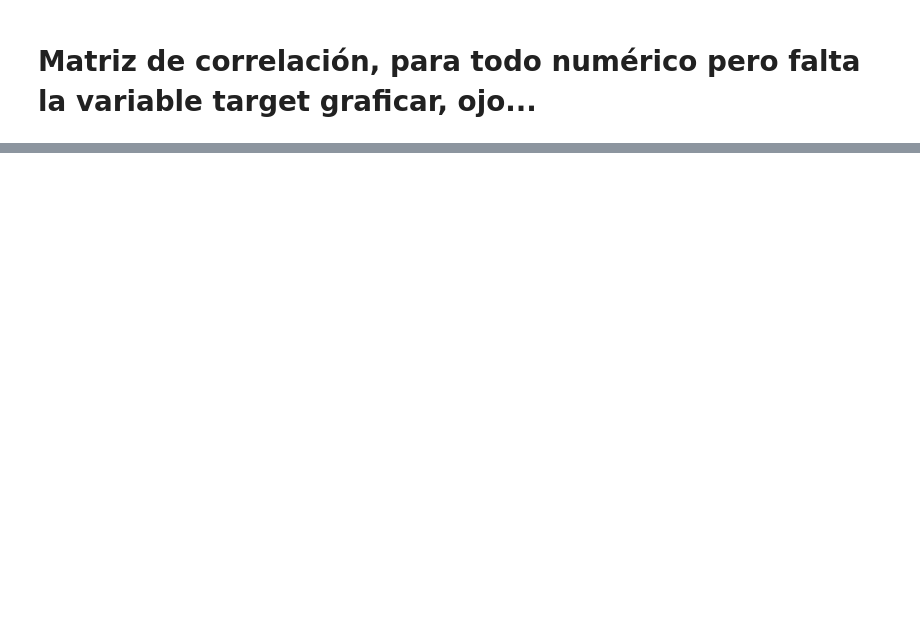
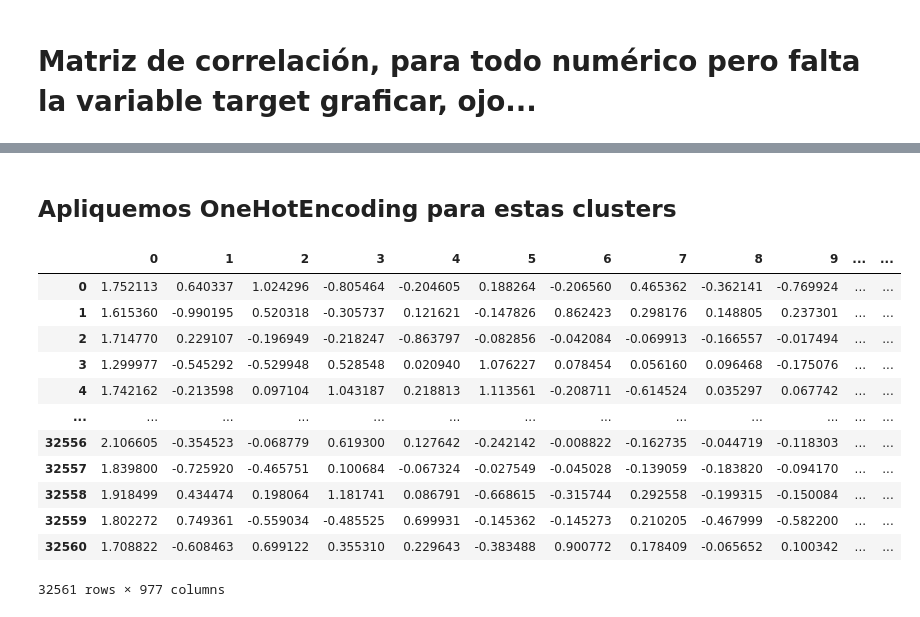
Before and after one commit to fjpacheco/machine-learning, a Jupyter notebook: parte_2/tp_FIUFIP_parte1_extras.ipynb, the cells around one changed output, grey strips where cells are left out. Saved outputs shown, nothing was run; the diff lists cells and outputs as text; code cells hidden in the pictures; blank space fills up the shorter version.

```diff
--- a/parte_2/tp_FIUFIP_parte1_extras.ipynb
+++ b/parte_2/tp_FIUFIP_parte1_extras.ipynb
@@ -451,0 +235,6 @@ Pero KMeans no sirve mucho sin aplicar X_reduced.. habrá que probar DBSCAN o al
+# %%
+scaled = MinMaxScaler().fit_transform(X_df_numerico)
+X_df_numerico_scaled = pd.DataFrame(scaled, index=X_df_numerico.index, columns=X_df_numerico.columns)
+
+svd = TruncatedSVD(n_components=22, n_iter=7, random_state=10)
+X_df_numerico_scaled_svd = pd.DataFrame(svd.fit_transform(X_df_numerico_scaled))
@@ -451,0 +306,27 @@ Pero KMeans no sirve mucho sin aplicar X_reduced.. habrá que probar DBSCAN o al
+# %% [markdown]
+## Apliquemos OneHotEncoding para estas clusters
+# %%
+def one_hot_clusters_dbscan(df, eps, min_samples):
+    model = DBSCAN(algorithm='kd_tree', eps=eps, min_samples=min_samples)
+    df = pd.DataFrame(df)
+    df['cluster_dbscan'] = model.fit_predict(df)
+    df = pd.get_dummies(df, drop_first=True, columns=['cluster_dbscan'])
+    return df
+# %%
+X_df_numerico_scaled_svd_oe = one_hot_clusters_dbscan(X_df_numerico_scaled_svd, 0.3, 3)
+# %%
+X_df_numerico_scaled_svd_oe
+# %% [output]
+|  | 0 | 1 | 2 | 3 | 4 | 5 | 6 | 7 | 8 | 9 | ... | ... |
+| 0 | 1.752113 | 0.640337 | 1.024296 | -0.805464 | -0.204605 | 0.188264 | -0.206560 | 0.465362 | -0.362141 | -0.769924 | ... | ... |
+| 1 | 1.615360 | -0.990195 | 0.520318 | -0.305737 | 0.121621 | -0.147826 | 0.862423 | 0.298176 | 0.148805 | 0.237301 | ... | ... |
+| 2 | 1.714770 | 0.229107 | -0.196949 | -0.218247 | -0.863797 | -0.082856 | -0.042084 | -0.069913 | -0.166557 | -0.017494 | ... | ... |
+| 3 | 1.299977 | -0.545292 | -0.529948 | 0.528548 | 0.020940 | 1.076227 | 0.078454 | 0.056160 | 0.096468 | -0.175076 | ... | ... |
+| 4 | 1.742162 | -0.213598 | 0.097104 | 1.043187 | 0.218813 | 1.113561 | -0.208711 | -0.614524 | 0.035297 | 0.067742 | ... | ... |
+| ... | ... | ... | ... | ... | ... | ... | ... | ... | ... | ... | ... | ... |
+| 32556 | 2.106605 | -0.354523 | -0.068779 | 0.619300 | 0.127642 | -0.242142 | -0.008822 | -0.162735 | -0.044719 | -0.118303 | ... | ... |
+| 32557 | 1.839800 | -0.725920 | -0.465751 | 0.100684 | -0.067324 | -0.027549 | -0.045028 | -0.139059 | -0.183820 | -0.094170 | ... | ... |
+| 32558 | 1.918499 | 0.434474 | 0.198064 | 1.181741 | 0.086791 | -0.668615 | -0.315744 | 0.292558 | -0.199315 | -0.150084 | ... | ... |
+| 32559 | 1.802272 | 0.749361 | -0.559034 | -0.485525 | 0.699931 | -0.145362 | -0.145273 | 0.210205 | -0.467999 | -0.582200 | ... | ... |
+| 32560 | 1.708822 | -0.608463 | 0.699122 | 0.355310 | 0.229643 | -0.383488 | 0.900772 | 0.178409 | -0.065652 | 0.100342 | ... | ... |
+32561 rows × 977 columns
```
Also changed, not shown: parts of 31 cells of this notebook, 3 other files.
